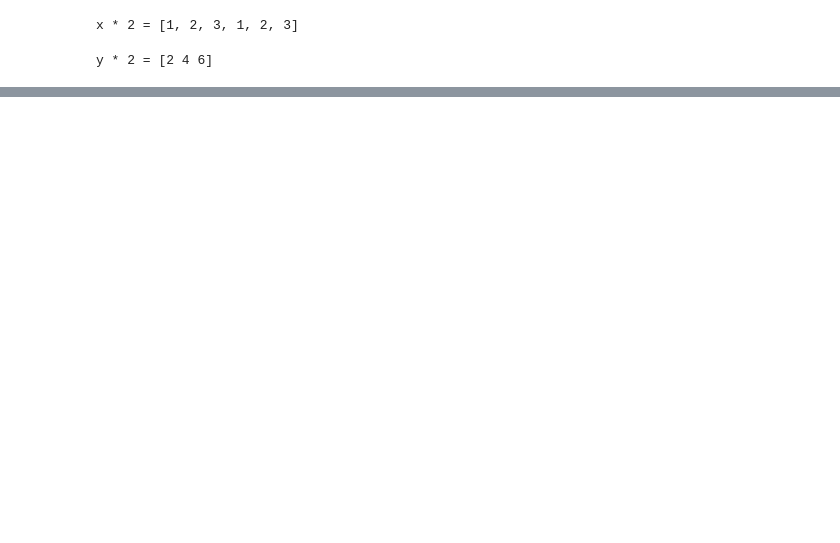
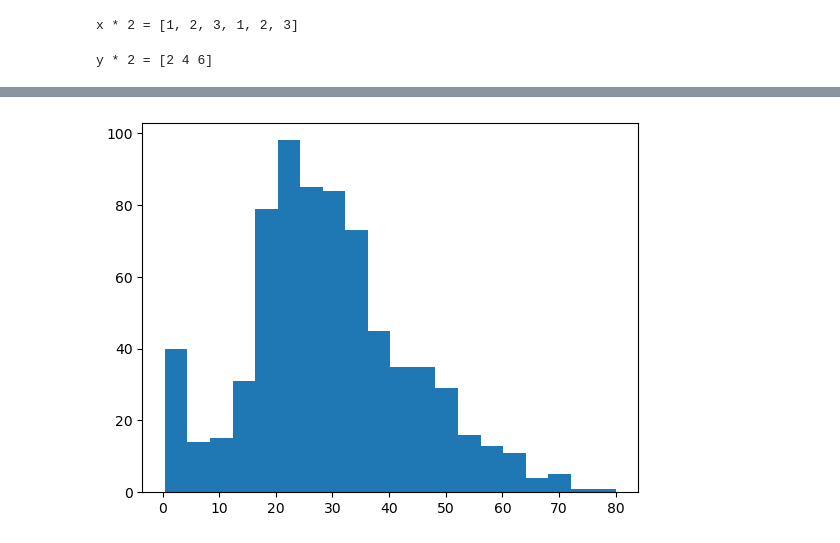
Before and after one commit to jealcalat/python4da, a Jupyter notebook: nbs/pt2_numpy-pandas-matplotlib.ipynb, the cells around one changed output, grey strips where cells are left out. Drawn from its saved outputs; the diff is of its cells as text; code cells hidden in the pictures; blank space fills up the shorter version.

```diff
--- a/nbs/pt2_numpy-pandas-matplotlib.ipynb
+++ b/nbs/pt2_numpy-pandas-matplotlib.ipynb
@@ -45,0 +195,6 @@ y * 2 = [2 4 6]
+# %%
+# histograma de la edad
+
+plt.hist(df['Age'], bins=20);
+# %% [output]
+[figure, added]
```
Also changed, not shown: parts of 29 cells of this notebook, 5 other files.
